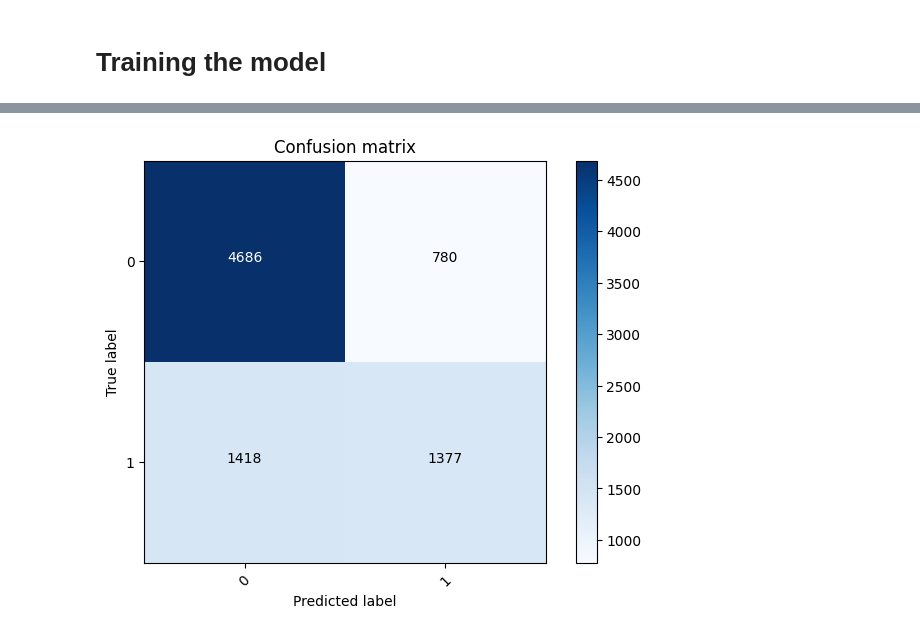
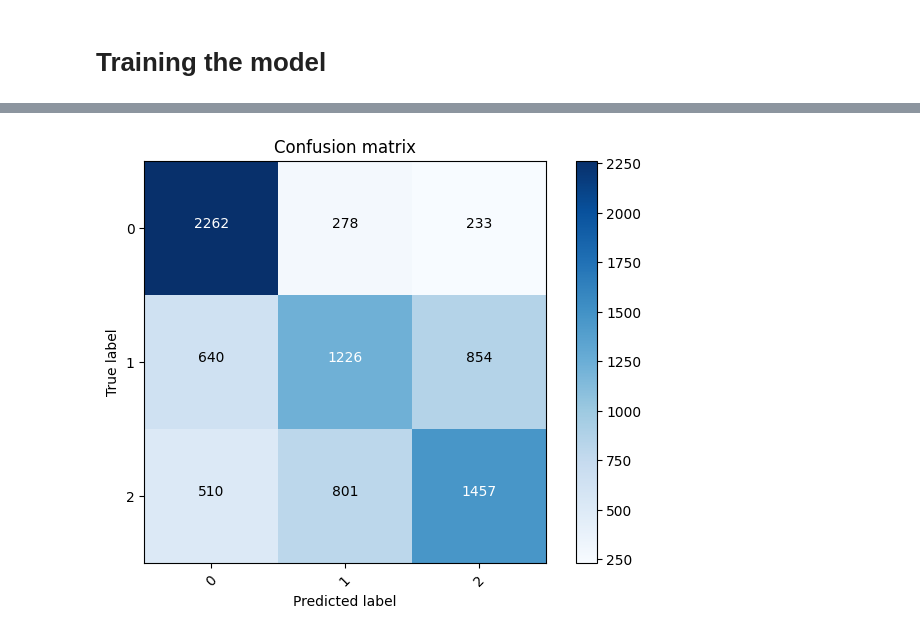
Before and after one commit to nimendra-ag/airline_sentiment_analysis_rnn, a Jupyter notebook: Airline_Sentiment_Analysis.ipynb, the cells around one changed output, grey strips where cells are left out. Drawn from its saved outputs; the diff is of its cells as text; code cells hidden in the pictures.

Commit message:
Previously, I have only encoded up to 2 values, but there should be 3 values in the 'sentiment' feature. Now it's ok

```diff
--- a/Airline_Sentiment_Analysis.ipynb
+++ b/Airline_Sentiment_Analysis.ipynb
@@ -191,12 +191,12 @@ sns.countplot(pd.Series(y_resampled))
 # %% [output]
 <Axes: xlabel='count'>
 [figure]
-# %%
-k = []
-for i, target in enumerate(y_resampled):
-  if target == 'positive':
-    k.append(1)
-  else:
-    k.append(0)
-
-k = np.array(k)
+# %%
+from sklearn.preprocessing import LabelEncoder
+
+# Assign numbers to sentiments
+label_encoder = LabelEncoder()
+Y = label_encoder.fit_transform(y_resampled)
+
+# Check encoding
+print(label_encoder.classes_)
@@ -203,5 +209,5 @@ k = np.array(k)
 # %%
-X_train, X_test, Y_train, Y_test = train_test_split(X_resampled, k, test_size=0.3)
+X_train, X_test, Y_train, Y_test = train_test_split(X_resampled, Y, test_size=0.3)
 # %% [markdown]
 # Defining the model
 # %%
@@ -216,8 +222,8 @@ X_train, X_test, Y_train, Y_test = train_test_split(X_resampled, k, test_size=0.
 # model.add(tf.keras.layers.Dense(3, activation = tf.nn.softmax))
 # %%
 # Define model parameters
-embed_dim = 128       # Embedding dimension
-lstm_out = 256        # Increased LSTM units
+embed_dim = 256       # Embedding dimension
+lstm_out = 128        # Increased LSTM units
 
 model = tf.keras.models.Sequential()
 
@@ -384,5 +384,5 @@ def plot_confusion_matrix(cm, classes,
 y_pred = model.predict(X_test)
 y_pred_classes = np.argmax(y_pred, axis = 1)
 confusion_mtx = confusion_matrix(Y_test, y_pred_classes)
-plot_confusion_matrix(confusion_mtx, classes = range(2))
+plot_confusion_matrix(confusion_mtx, classes = range(3))
 # %% [output]
@@ -390 +390 @@ plot_confusion_matrix(confusion_mtx, classes = range(2))
-[figure, old version]
+[figure, new version]
```
Also changed, not shown: parts of 13 cells of this notebook.
